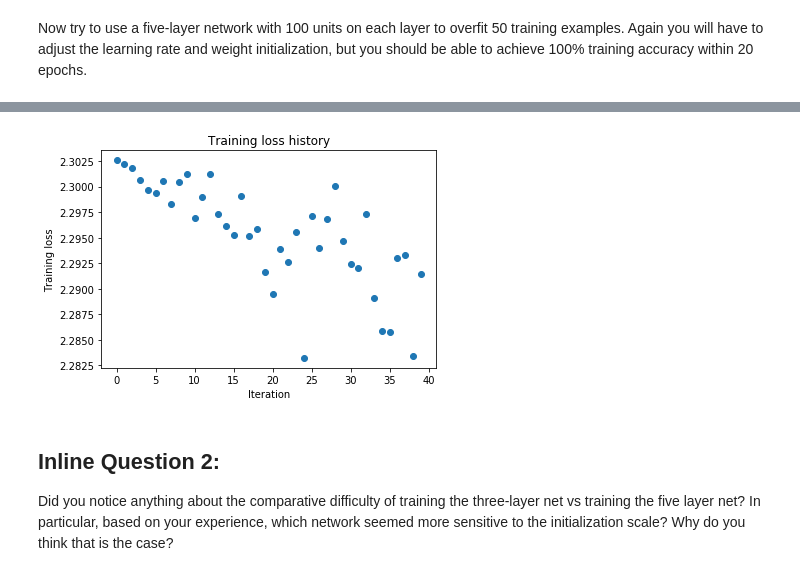
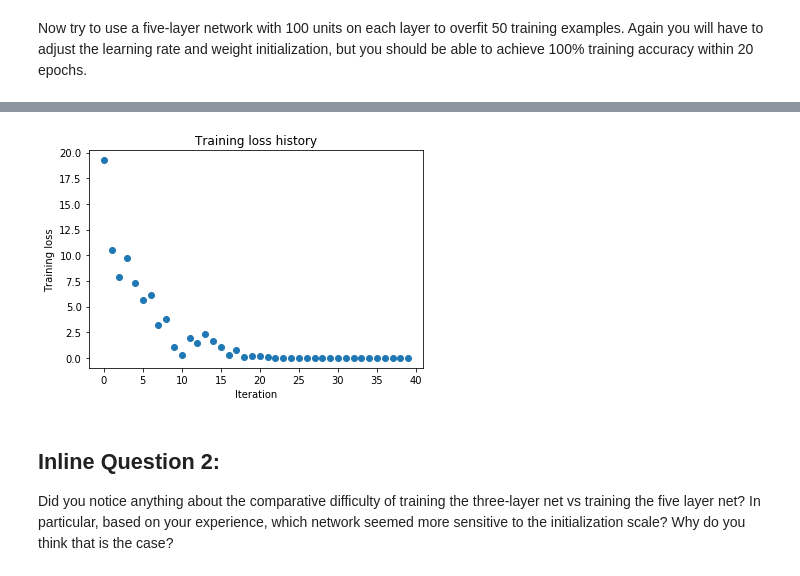
Before and after one commit to yinchimaoliang/cs231n-assignments, a Jupyter notebook: assignment2/FullyConnectedNets.ipynb, the cells around one changed output, grey strips where cells are left out. Drawn from its saved outputs; the diff is of its cells as text; code cells hidden in the pictures.

```diff
--- a/assignment2/FullyConnectedNets.ipynb
+++ b/assignment2/FullyConnectedNets.ipynb
@@ -502,8 +501,8 @@ small_data = {
   'y_val': data['y_val'],
 }
 
-learning_rate = 2e-2
-weight_scale = 1e-5
+learning_rate = 1e-3
+weight_scale = 5e-2
 model = FullyConnectedNet([100, 100, 100, 100],
                 weight_scale=weight_scale, dtype=np.float64)
 solver = Solver(model, small_data,
@@ -541,4 +540,4 @@ plt.show()
-[figure, old version]
+[figure, new version]
 # %% [markdown]
 ## Inline Question 2:
 Did you notice anything about the comparative difficulty of training the three-layer net vs training the five layer net? In particular, based on your experience, which network seemed more sensitive to the initialization scale? Why do you think that is the case?
```
Also changed, not shown: parts of 8 cells of this notebook, 2 other files.
